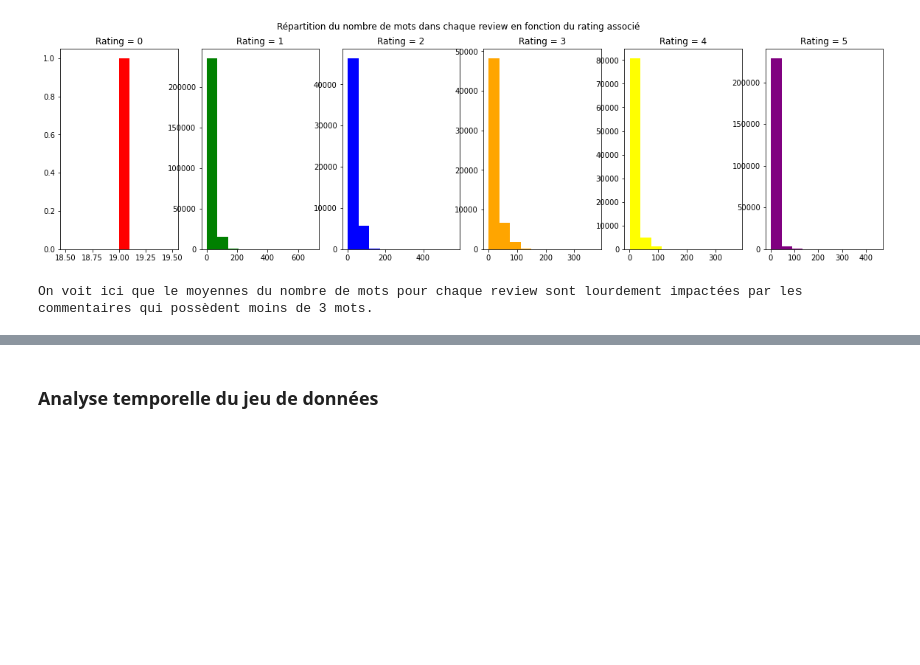
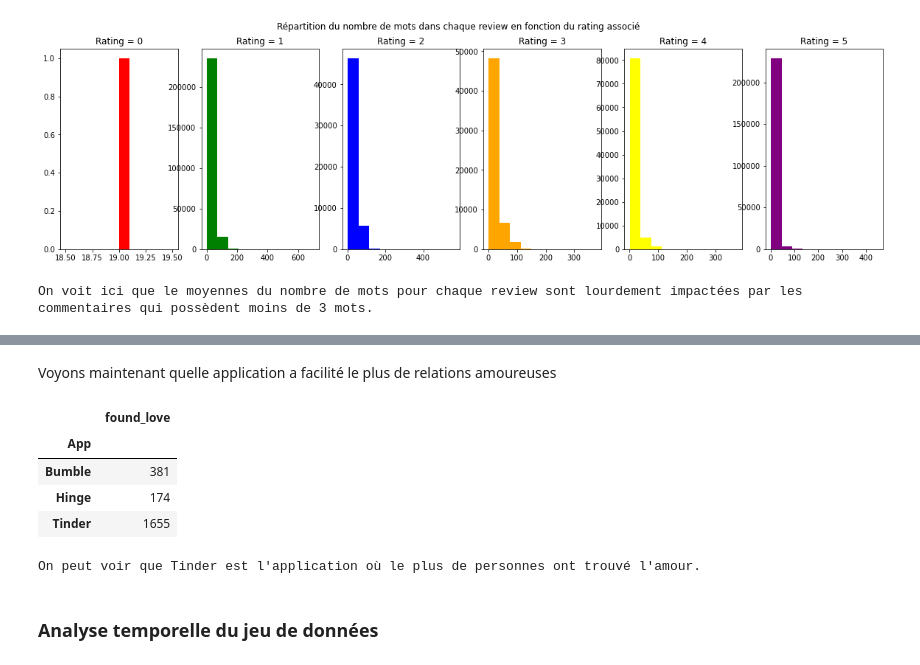
Before and after one commit to SimonCariou/text_analysis_ML, a Jupyter notebook: main.ipynb, the cells around one changed output, grey strips where cells are left out. Drawn from its saved outputs; the diff is of its cells as text; code cells hidden in the pictures; blank space fills up the shorter version.

```diff
--- a/main.ipynb
+++ b/main.ipynb
@@ -289,3 +339,19 @@ On voit ici que le moyennes du nombre de mots pour chaque review sont lourdement
+# %% [markdown]
+Voyons maintenant quelle application a facilité le plus de relations amoureuses
+# %%
+display(df[(df.found_love.notna()) & (df.Rating >= 4)]\
+    .groupby("App")\
+    .agg({"found_love": lambda x: x.count()})
+)
+
+print("On peut voir que Tinder est l'application où le plus de personnes ont trouvé l'amour.")
+# %% [output]
+|  | found_love |
+| App |  |
+| Bumble | 381 |
+| Hinge | 174 |
+| Tinder | 1655 |
+On peut voir que Tinder est l'application où le plus de personnes ont trouvé l'amour.
 # %% [markdown]
 ### Analyse temporelle du jeu de données
 # %% [markdown]
```
Also changed, not shown: parts of 6 cells of this notebook.
